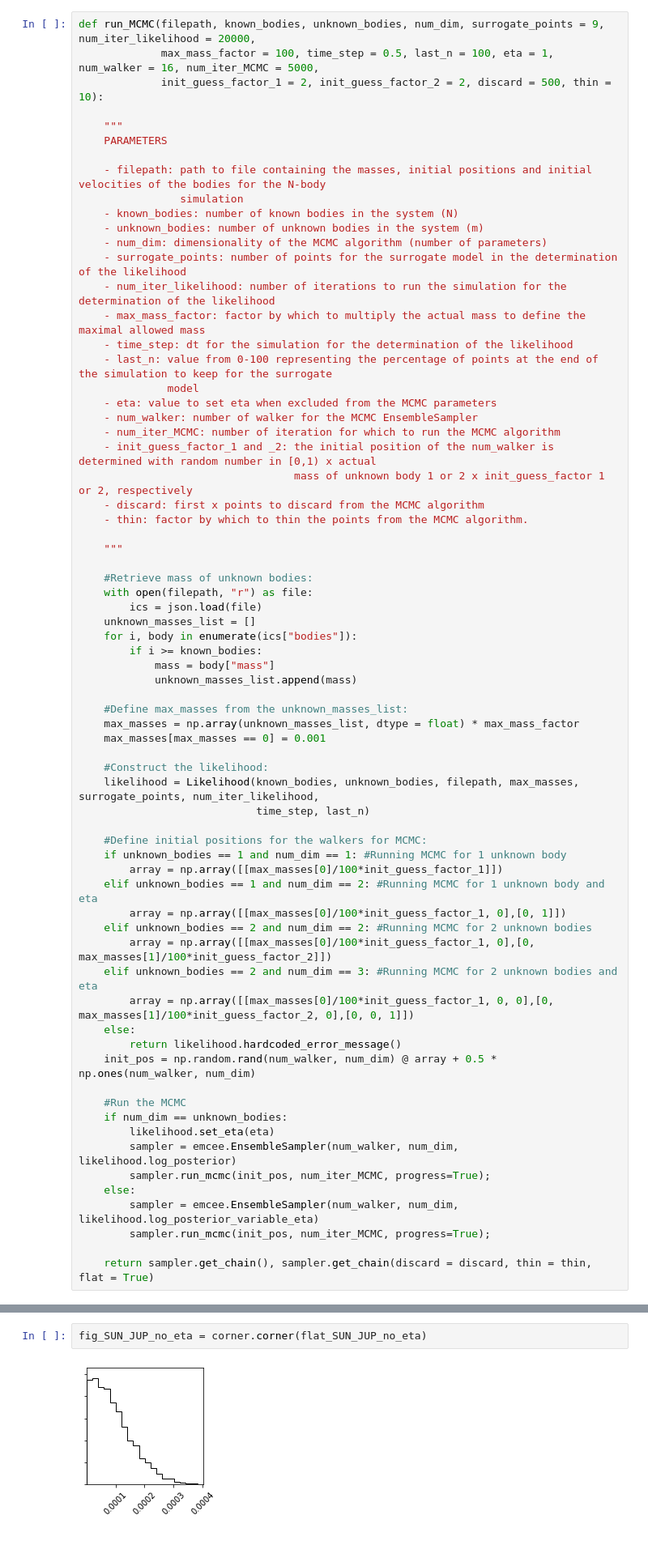
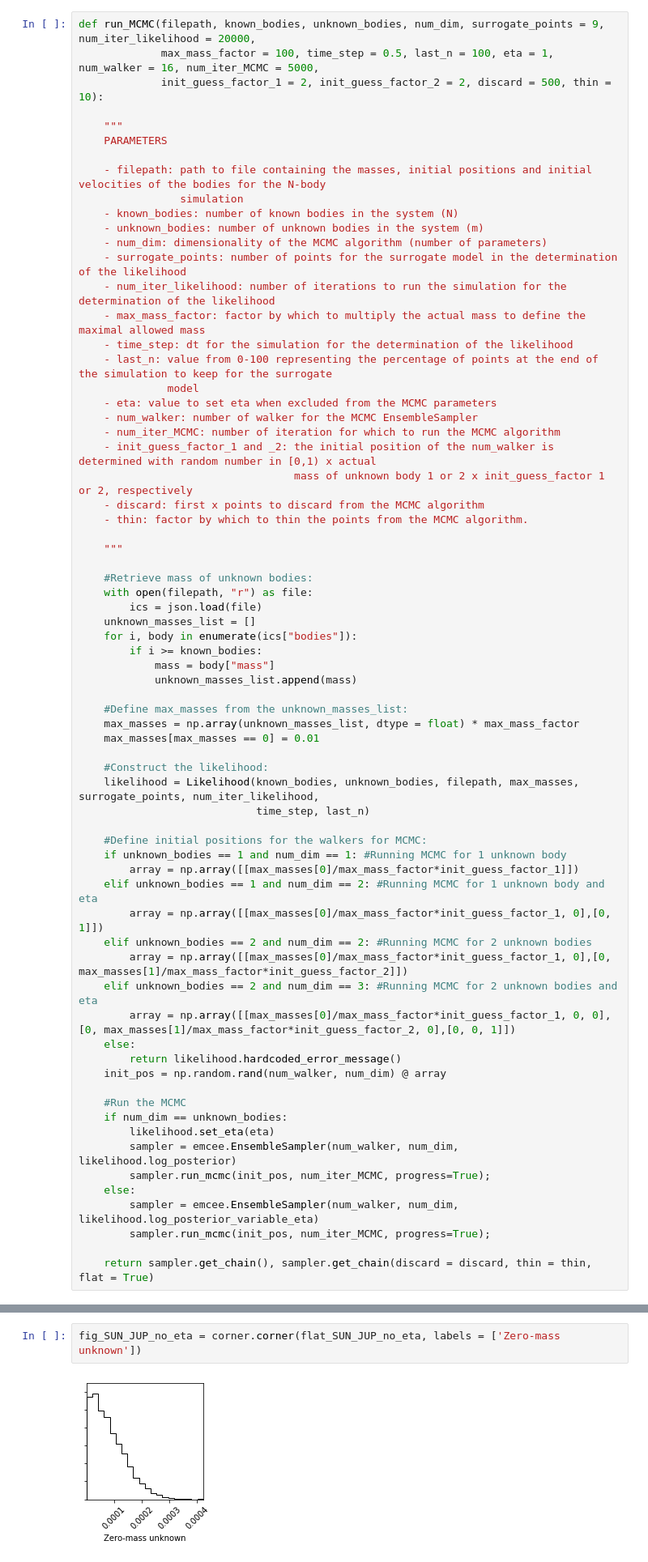
Before and after one commit to MDAddario/invisoplanet_detection, a Jupyter notebook: Running_MCMC.ipynb, the cells around one changed output, grey strips where cells are left out. Shown: that part at 81% size. Saved outputs shown, nothing was run; the diff lists cells and outputs as text.

```diff
--- a/Running_MCMC.ipynb
+++ b/Running_MCMC.ipynb
@@ -45,7 +45,7 @@ def run_MCMC(filepath, known_bodies, unknown_bodies, num_dim, surrogate_points =
 
     #Define max_masses from the unknown_masses_list:
     max_masses = np.array(unknown_masses_list, dtype = float) * max_mass_factor
-    max_masses[max_masses == 0] = 0.001
+    max_masses[max_masses == 0] = 0.01
 
     #Construct the likelihood:
     likelihood = Likelihood(known_bodies, unknown_bodies, filepath, max_masses, surrogate_points, num_iter_likelihood,
@@ -53,16 +53,16 @@ def run_MCMC(filepath, known_bodies, unknown_bodies, num_dim, surrogate_points =
 
     #Define initial positions for the walkers for MCMC:
     if unknown_bodies == 1 and num_dim == 1: #Running MCMC for 1 unknown body
-        array = np.array([[max_masses[0]/100*init_guess_factor_1]])
+        array = np.array([[max_masses[0]/max_mass_factor*init_guess_factor_1]])
     elif unknown_bodies == 1 and num_dim == 2: #Running MCMC for 1 unknown body and eta
-        array = np.array([[max_masses[0]/100*init_guess_factor_1, 0],[0, 1]])
+        array = np.array([[max_masses[0]/max_mass_factor*init_guess_factor_1, 0],[0, 1]])
     elif unknown_bodies == 2 and num_dim == 2: #Running MCMC for 2 unknown bodies
-        array = np.array([[max_masses[0]/100*init_guess_factor_1, 0],[0, max_masses[1]/100*init_guess_factor_2]])
+        array = np.array([[max_masses[0]/max_mass_factor*init_guess_factor_1, 0],[0, max_masses[1]/max_mass_factor*init_guess_factor_2]])
     elif unknown_bodies == 2 and num_dim == 3: #Running MCMC for 2 unknown bodies and eta
-        array = np.array([[max_masses[0]/100*init_guess_factor_1, 0, 0],[0, max_masses[1]/100*init_guess_factor_2, 0],[0, 0, 1]])
+        array = np.array([[max_masses[0]/max_mass_factor*init_guess_factor_1, 0, 0],[0, max_masses[1]/max_mass_factor*init_guess_factor_2, 0],[0, 0, 1]])
     else:
         return likelihood.hardcoded_error_message()
-    init_pos = np.random.rand(num_walker, num_dim) @ array + 0.5 * np.ones(num_walker, num_dim)
+    init_pos = np.random.rand(num_walker, num_dim) @ array
 
     #Run the MCMC
     if num_dim == unknown_bodies:
@@ -89,9 +89,9 @@ WARNING:root:Too few points to create valid contours
 # %%
 samples_SUN_JUP_no_eta, flat_SUN_JUP_no_eta = run_MCMC("invisoplanet_detection/data/sun_jup_2_0_1.json", 2, 1, 1)
 # %%
-fig_SUN_JUP_no_eta = corner.corner(flat_SUN_JUP_no_eta)
+fig_SUN_JUP_no_eta = corner.corner(flat_SUN_JUP_no_eta, labels = ['Zero-mass unknown'])
 # %% [output]
-[figure, old version]
+[figure, new version]
 # %%
 samples_SUN_JUP_sat, flat_SUN_JUP_sat = run_MCMC("invisoplanet_detection/data/sun_jup_sat_2_1_1.json", 2, 1, 2)
 # %%
```
Also changed, not shown: parts of 2 cells of this notebook.
